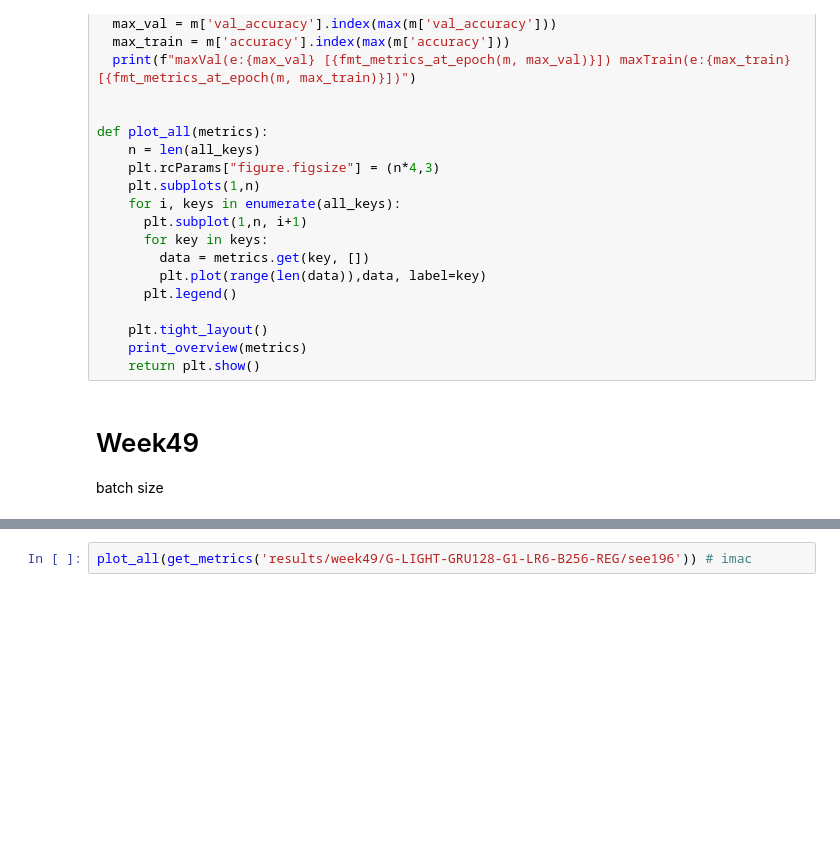
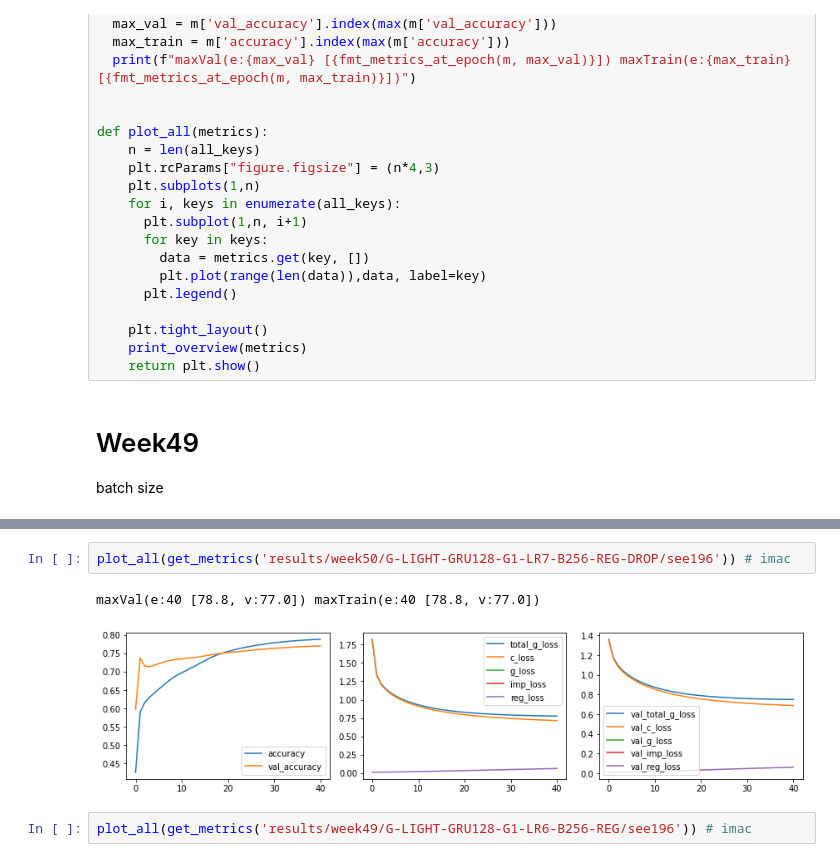
Before and after one commit to dnldsht/AJ-RNN, a Jupyter notebook: res.ipynb, the cells around one changed output, grey strips where cells are left out. Saved outputs shown, nothing was run; the diff lists cells and outputs as text; blank space fills up the shorter version.

```diff
--- a/res.ipynb
+++ b/res.ipynb
@@ -73,3 +88,8 @@ batch size
+# %%
+plot_all(get_metrics('results/week50/G-LIGHT-GRU128-G1-LR7-B256-REG-DROP/see196')) # imac
+# %% [output]
+maxVal(e:40 [78.8, v:77.0]) maxTrain(e:40 [78.8, v:77.0])
+[figure, added]
 # %%
 plot_all(get_metrics('results/week49/G-LIGHT-GRU128-G1-LR6-B256-REG/see196')) # imac
 # %% [output]
```
Also changed, not shown: parts of 3 cells of this notebook, 7 other files.
